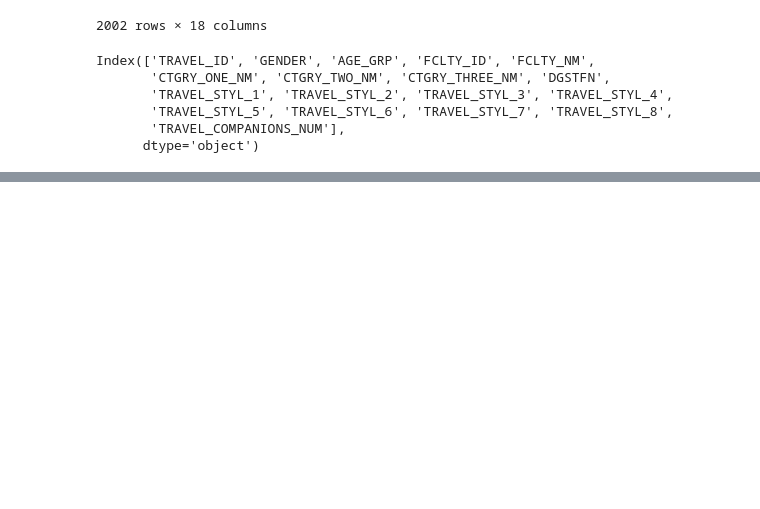
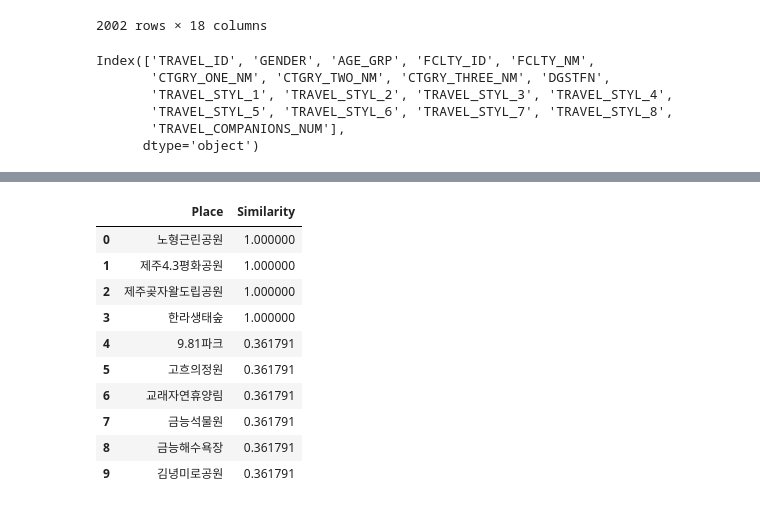
Before and after one commit to hanhee-cho/DA36_mini2_Jeju_for_All, a Jupyter notebook: content_based.ipynb, the cells around one changed output, grey strips where cells are left out. Saved outputs shown, nothing was run; the diff lists cells and outputs as text; code cells hidden in the pictures; blank space fills up the shorter version.

```diff
--- a/content_based.ipynb
+++ b/content_based.ipynb
@@ -150,0 +172,47 @@ for fclty in recommend_fclty[:20]:  # 20개만 출력
+# %%
+def category_score(selected_category):
+    sim_scores = ct_sim[selected_category].sort_values(ascending=False)
+    recommend_fclty = []
+
+    for category in sim_scores.index:
+        facilities = train_df[train_df['CTGRY_TWO_NM'] == category]['FCLTY_NM']
+
+        for fclty in facilities:
+            if fclty not in recommend_fclty:
+                recommend_fclty.append(fclty)
+        if len(recommend_fclty) >= 10:
+            break
+    recommend_fclty = recommend_fclty[:10]
+    return recommend_fclty
+
+def get_name_score(recommend_fclty, selected_category):
+    catg_similarity = {}
+
+    for rfc in recommend_fclty:
+        category = train_df[train_df['FCLTY_NM'] == rfc]['CTGRY_TWO_NM'].values[0]
+        similarity = ct_sim[selected_category][category]  # 선택한 카테고리와 해당 카테고리의 유사도
+        catg_similarity[rfc] = similarity
+    return catg_similarity
+
+def get_recommendations_and_similarities(selected_category):
+    recommended_places = category_score(selected_category)
+    category_similarities = get_name_score(recommended_places, selected_category)
+    recommendations_df = pd.DataFrame(list(category_similarities.items()), columns=['Place', 'Similarity'])
+    return recommendations_df
+
+selected_category = input("Enter category: ")
+recommendations_df = get_recommendations_and_similarities(selected_category)
+
+recommendations_df
+# %% [output]
+|  | Place | Similarity |
+| 0 | 노형근린공원 | 1.000000 |
+| 1 | 제주4.3평화공원 | 1.000000 |
+| 2 | 제주곶자왈도립공원 | 1.000000 |
+| 3 | 한라생태숲 | 1.000000 |
+| 4 | 9.81파크 | 0.361791 |
+| 5 | 고흐의정원 | 0.361791 |
+| 6 | 교래자연휴양림 | 0.361791 |
+| 7 | 금능석물원 | 0.361791 |
+| 8 | 금능해수욕장 | 0.361791 |
+| 9 | 김녕미로공원 | 0.361791 |
```
Also changed, not shown: parts of 3 cells of this notebook.
